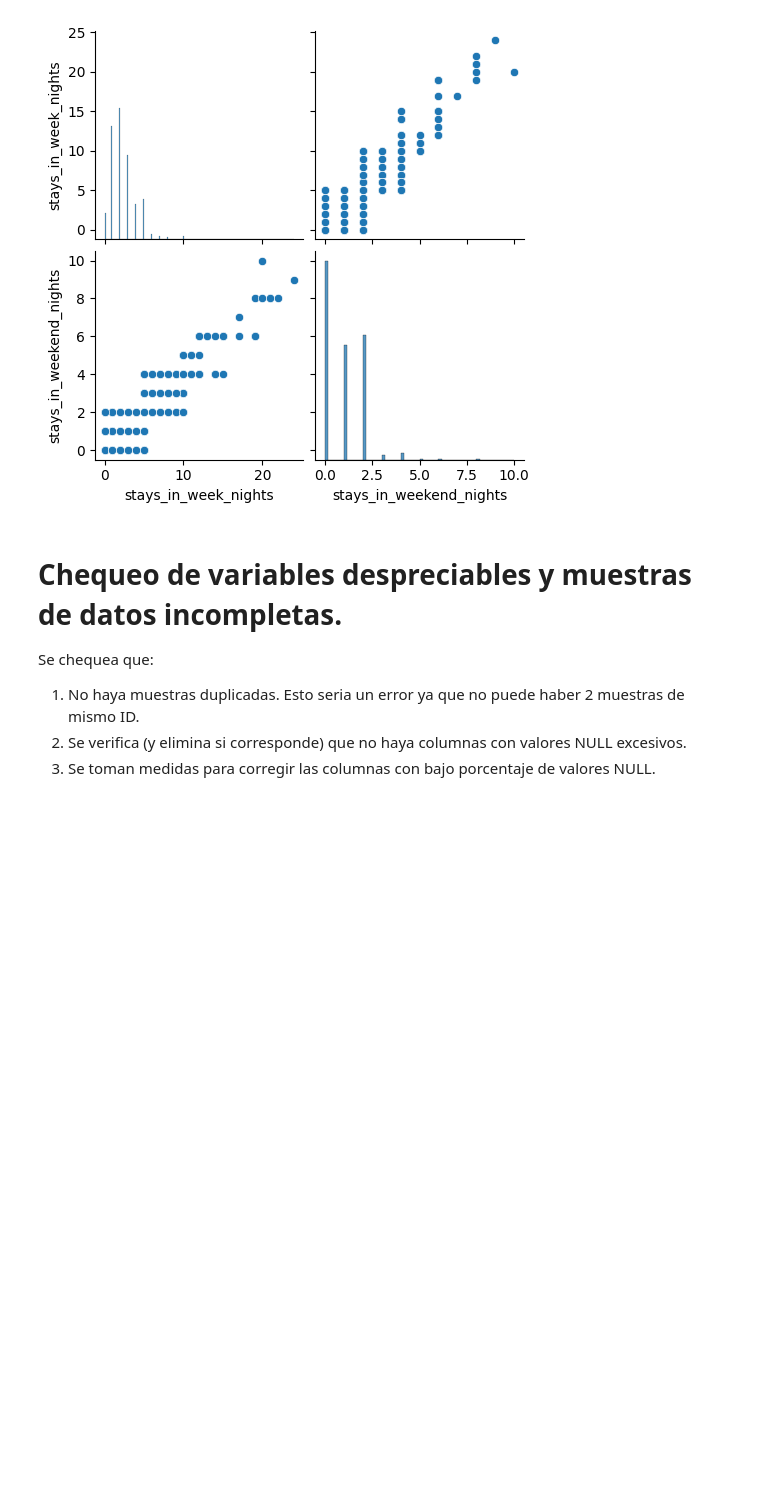
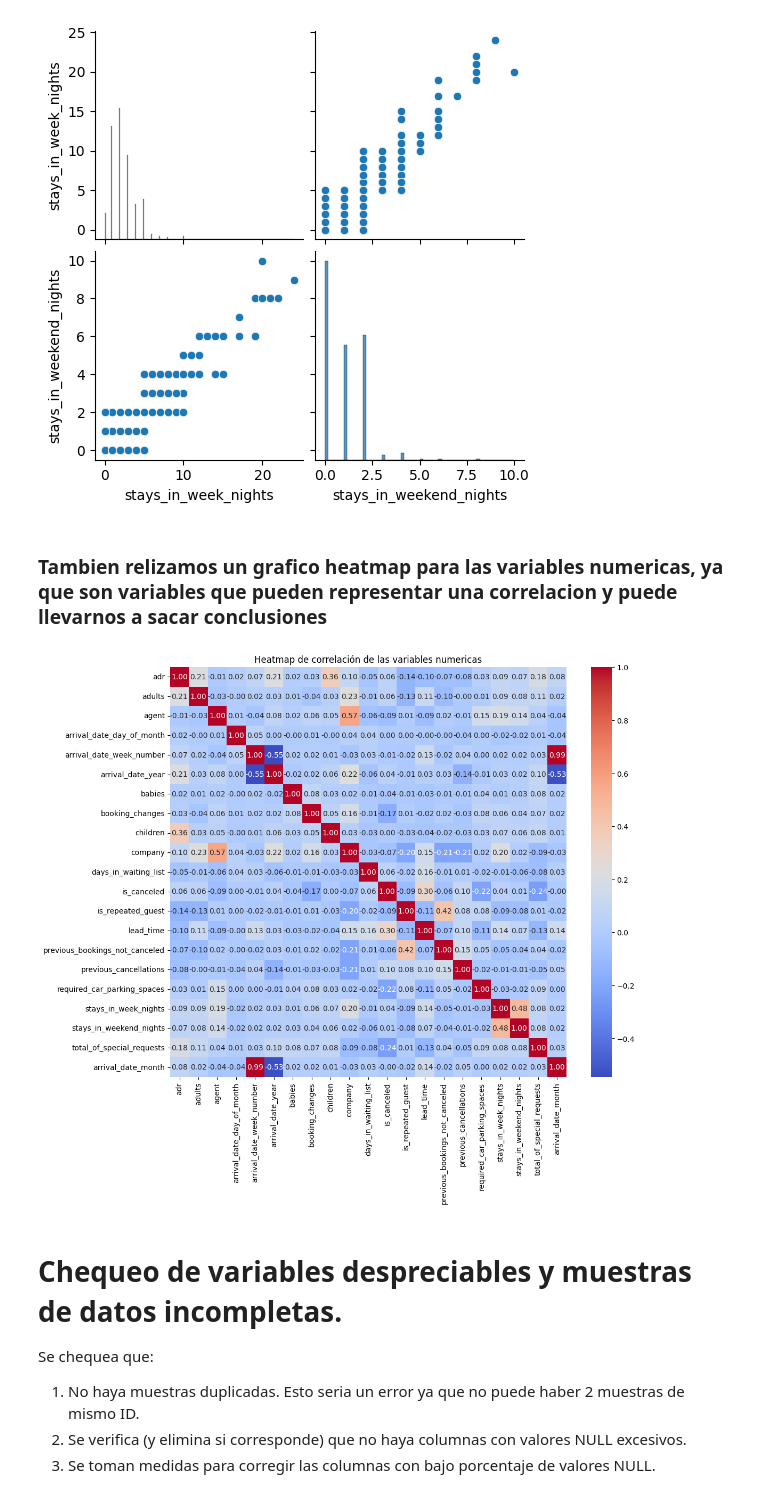
Before and after one commit to gmenendez0/7506R-2C2023-GRUPO07, a Jupyter notebook: 7506R_TP1_GRUPO07_CHP1_ENTREGA.ipynb, the cells around one changed output. Drawn from its saved outputs; the diff is of its cells as text; code cells hidden in the pictures; blank space fills up the shorter version.

```diff
--- a/7506R_TP1_GRUPO07_CHP1_ENTREGA.ipynb
+++ b/7506R_TP1_GRUPO07_CHP1_ENTREGA.ipynb
@@ -351,6 +430,17 @@ sns.pairplot(estadias_hotel)
 # %% [output]
 <seaborn.axisgrid.PairGrid at 0x...>
 [figure]
+# %% [markdown]
+### Tambien relizamos un grafico heatmap para las variables numericas, ya que son variables que pueden representar una correlacion y puede llevarnos a sacar conclusiones
+# %%
+plt.figure(figsize=(12, 10))
+sns.heatmap(ds_variables_numericas.corr(), annot=True, cmap='coolwarm', fmt=".2f")
+
+plt.title('Heatmap de correlación de las variables numericas')
+
+plt.show()
+# %% [output]
+[figure, added]
 # %% [markdown]
 # Chequeo de variables despreciables y muestras de datos incompletas.
 Se chequea que:
```
Also changed, not shown: parts of 14 cells of this notebook.
